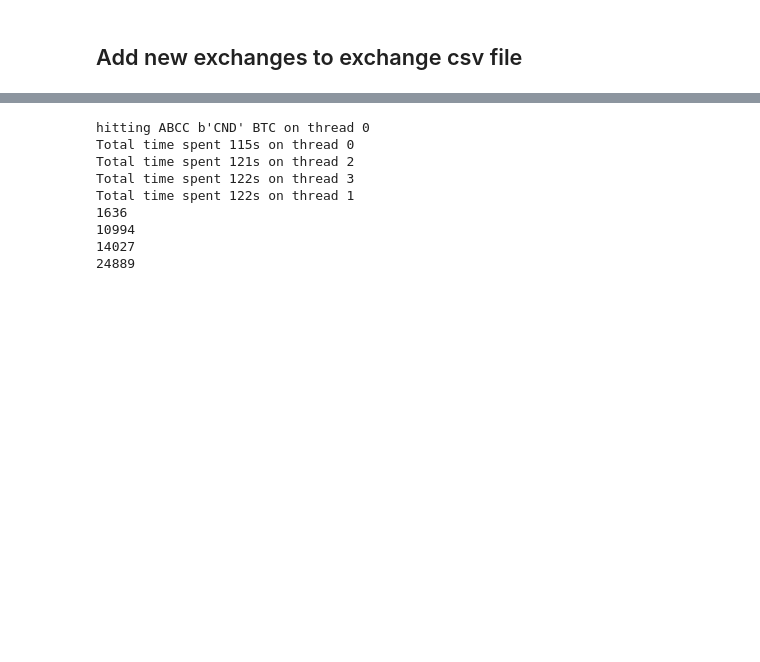
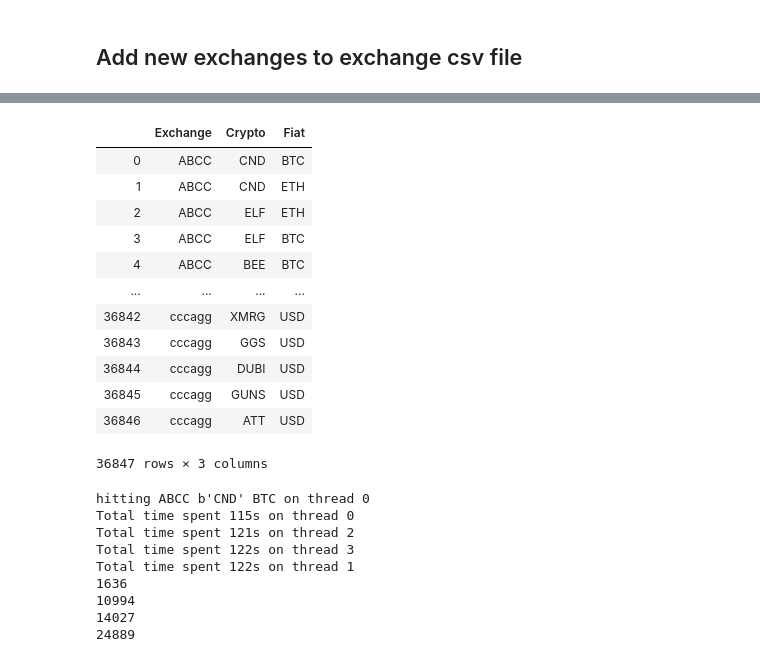
Before and after one commit to AntonMu/CryptoMarketAnalysis, a Jupyter notebook: Crypto_Analysis.ipynb, the cells around one changed output, grey strips where cells are left out. Saved outputs shown, nothing was run; the diff lists cells and outputs as text; code cells hidden in the pictures; blank space fills up the shorter version.

Commit message:
Refreshed Exchange List

```diff
--- a/Crypto_Analysis.ipynb
+++ b/Crypto_Analysis.ipynb
@@ -58,36 +60,55 @@ complete_ex
 # %%
 ## Download all coins from CCC
-import sqlite3
 def unix_time(d):
     return calendar.timegm(d.timetuple())
 end_date = datetime.today()
 
 url='https://min-api.cryptocompare.com/data/all/exchanges'
 data = requests.get(url).json()
 ccc_df = pd.DataFrame.from_dict(data).T
 
 ex_list = list(ccc_df.index)
 ex_list.remove('EtherDelta')
 ex_list.append('EtherDelta')
 
 conn = sqlite3.connect(os.path.join(Data_Path,"CCC.db"))
 
 cursor = conn.cursor()
 
 all_crypto = []
 pair_list = pd.DataFrame(columns = ['Exchange','Crypto','Fiat'])
 for ex in ex_list:
     cur_exchange = ccc_df.loc[ex].dropna()
     ex_currencies = cur_exchange.index
     all_crypto = list(set(all_crypto))
     for crypto in ex_currencies:
         fiat_list = cur_exchange.loc[crypto]
         for fiat in fiat_list:
-#             print(fiat,ex,crypto)
             #Make a List of Cryptos to go through
             pair_list=pair_list.append(pd.DataFrame([[ex,crypto,fiat]],columns = ['Exchange','Crypto','Fiat']))
+
+## Add cccagg USD exchange rate for all cryptos
+cccagg_df = pd.DataFrame(columns = ['Exchange','Crypto','Fiat'])
+cccagg_df['Crypto']=pair_list['Crypto'].unique()
+cccagg_df['Exchange']='cccagg'
+cccagg_df['Fiat']='USD'
+pair_list=pair_list.append(cccagg_df)
 pair_list.reset_index(inplace=True,drop=True)
+pair_list.to_csv(os.path.join(Data_Path,"Exchange_Pair_List.csv"))
 pair_list
-pair_list.to_csv(os.path.join(Data_Path,"Exchange_Pair_List.csv"))
+# %% [output]
+|  | Exchange | Crypto | Fiat |
+| 0 | ABCC | CND | BTC |
+| 1 | ABCC | CND | ETH |
+| 2 | ABCC | ELF | ETH |
+| 3 | ABCC | ELF | BTC |
+| 4 | ABCC | BEE | BTC |
+| ... | ... | ... | ... |
+| 36842 | cccagg | XMRG | USD |
+| 36843 | cccagg | GGS | USD |
+| 36844 | cccagg | DUBI | USD |
+| 36845 | cccagg | GUNS | USD |
+| 36846 | cccagg | ATT | USD |
+36847 rows × 3 columns
 # %%
 ## Download all coins from CCC
```
Also changed, not shown: parts of 6 cells of this notebook, 5 other files.
